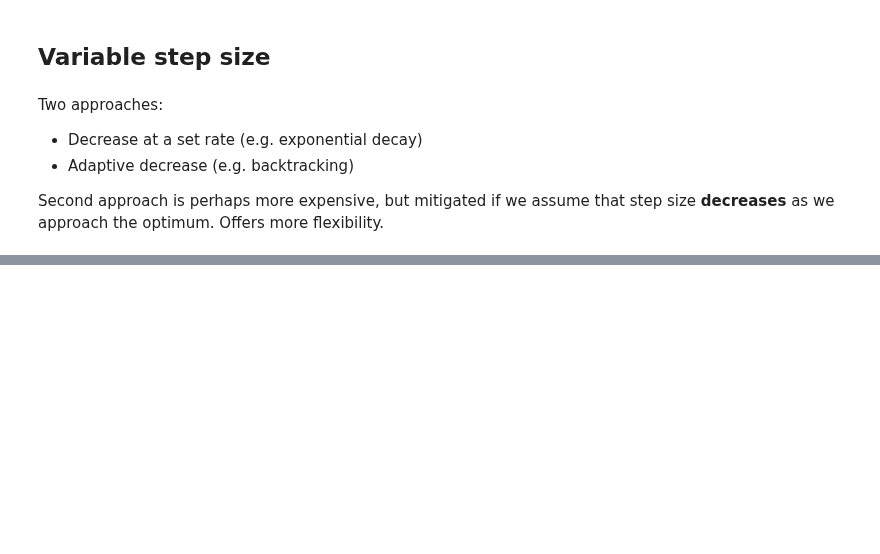
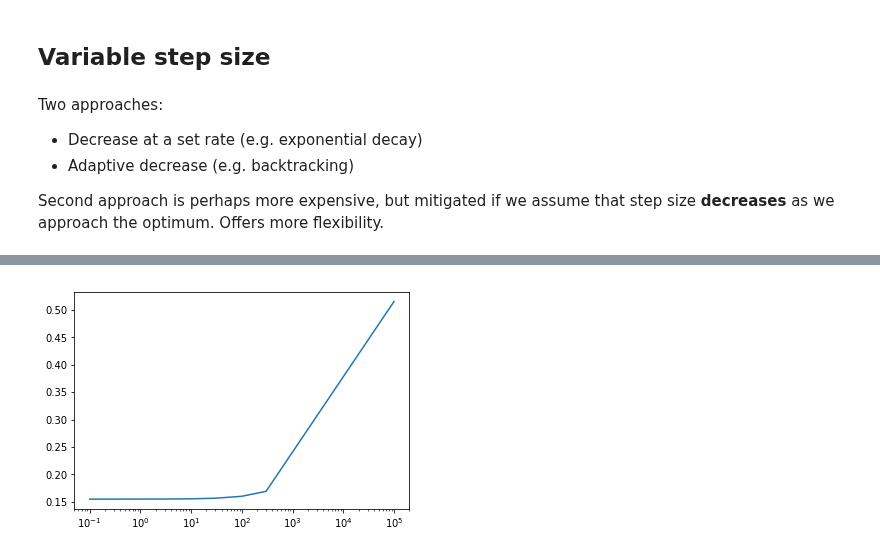
Before and after one commit to owenjonesuob/neural-nets-for-classification, a Jupyter notebook: sandbox.ipynb, the cells around one changed output, grey strips where cells are left out. Cells and saved outputs as stored; diff of their text form; code cells hidden in the pictures; blank space fills up the shorter version.

```diff
--- a/sandbox.ipynb
+++ b/sandbox.ipynb
@@ -407,0 +396,2 @@ Virtually no difference here, but we'll see the effect once we have more dimensi
+# %%
+preds = predict(X_val, optw)
@@ -407,0 +403,12 @@ Virtually no difference here, but we'll see the effect once we have more dimensi
+# %%
+gammas = [0.1, 0.3, 1, 3, 10, 30, 100, 300, 100000]
+costs = []
+accs = []
+
+for gamma in gammas:
+    print("gamma:", gamma)
+    optw, ch = train(X_train, y_train, init_weights, rate=1, gamma=gamma, iters=2000, verbose=False)
+    preds = predict(X_val, optw)
+    preds_classes = classify(preds)
+    accs.append(accuracy(preds_classes, y_val))
+    costs.append(ch[-1])
@@ -407,0 +425,5 @@ Virtually no difference here, but we'll see the effect once we have more dimensi
+# %%
+plt.plot(gammas, costs)
+plt.xscale("log")
+# %% [output]
+[figure, added]
```
Also changed, not shown: parts of 53 cells of this notebook.
